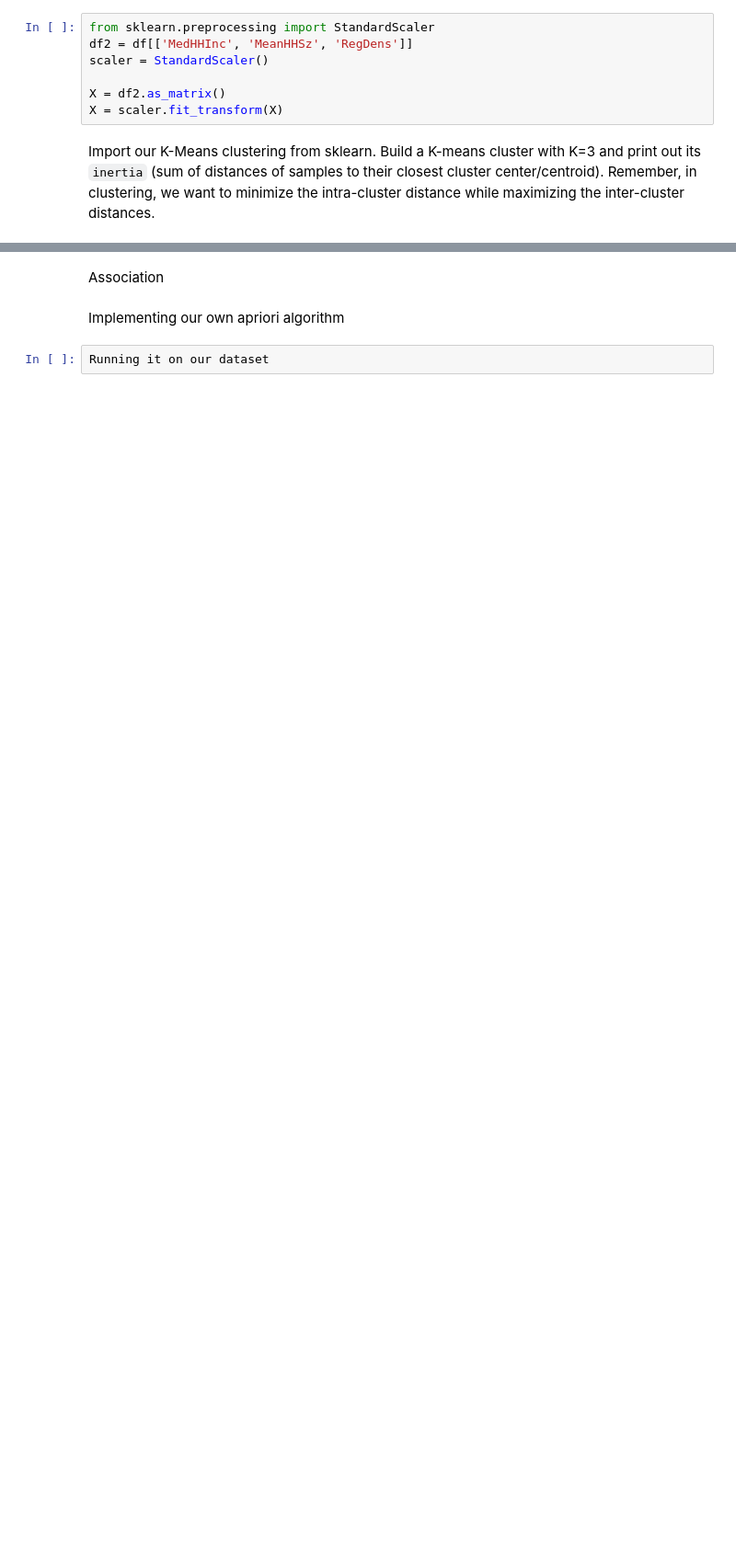
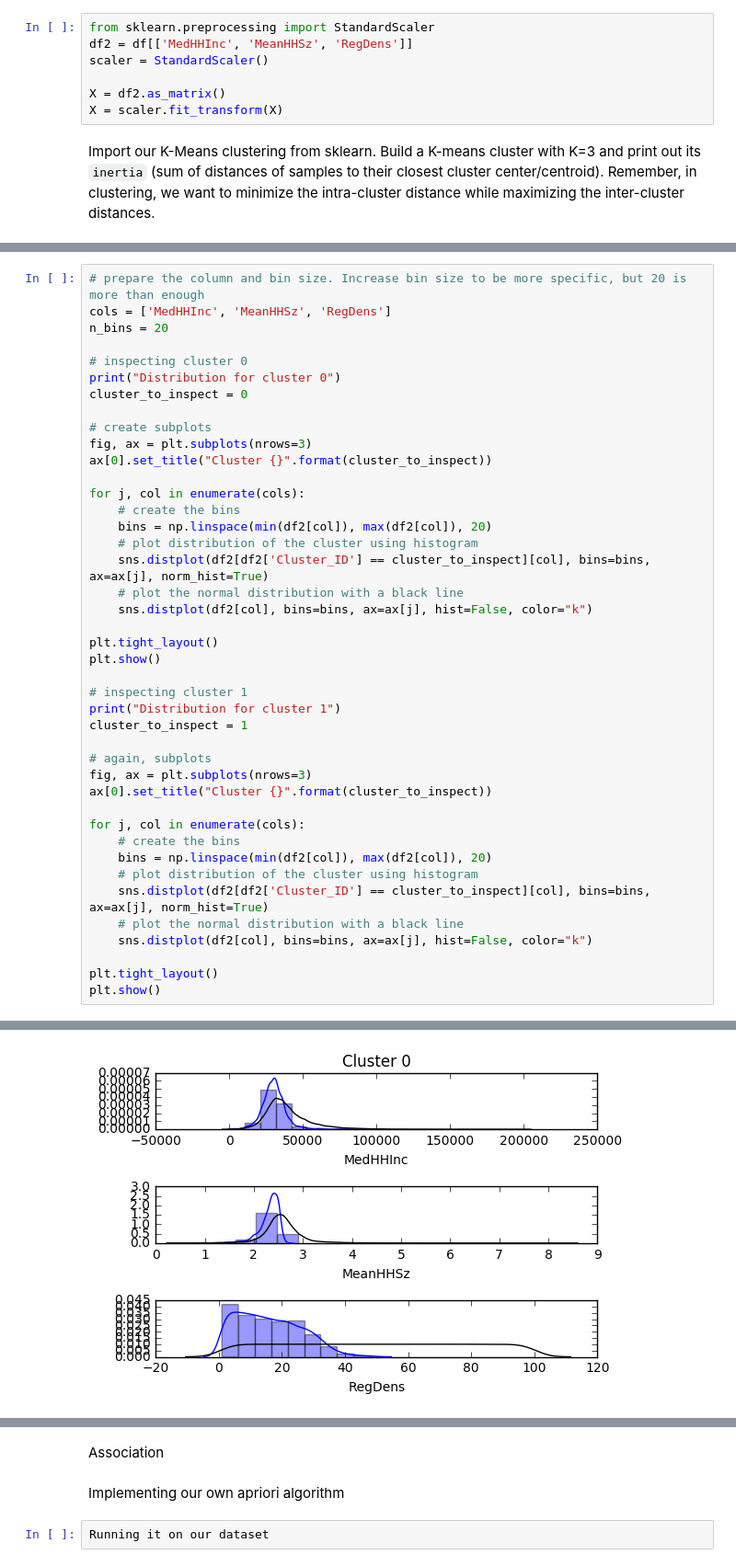
Before and after one commit to liehendi11/cab330tutorials, a Jupyter notebook: week6.ipynb, the cells around one changed output, grey strips where cells are left out. Shown at 92% size. Drawn from its saved outputs; the diff is of its cells as text; blank space fills up the shorter version.

```diff
--- a/week6.ipynb
+++ b/week6.ipynb
@@ -227,0 +239,43 @@ Visualisation
+# %%
+# prepare the column and bin size. Increase bin size to be more specific, but 20 is more than enough
+cols = ['MedHHInc', 'MeanHHSz', 'RegDens']
+n_bins = 20
+
+# inspecting cluster 0
+print("Distribution for cluster 0")
+cluster_to_inspect = 0
+
+# create subplots
+fig, ax = plt.subplots(nrows=3)
+ax[0].set_title("Cluster {}".format(cluster_to_inspect))
+
+for j, col in enumerate(cols):
+    # create the bins
+    bins = np.linspace(min(df2[col]), max(df2[col]), 20)
+    # plot distribution of the cluster using histogram
+    sns.distplot(df2[df2['Cluster_ID'] == cluster_to_inspect][col], bins=bins, ax=ax[j], norm_hist=True)
+    # plot the normal distribution with a black line
+    sns.distplot(df2[col], bins=bins, ax=ax[j], hist=False, color="k")
+
+plt.tight_layout()
+plt.show()
+
+# inspecting cluster 1
+print("Distribution for cluster 1")
+cluster_to_inspect = 1
+
+# again, subplots
+fig, ax = plt.subplots(nrows=3)
+ax[0].set_title("Cluster {}".format(cluster_to_inspect))
+
+for j, col in enumerate(cols):
+    # create the bins
+    bins = np.linspace(min(df2[col]), max(df2[col]), 20)
+    # plot distribution of the cluster using histogram
+    sns.distplot(df2[df2['Cluster_ID'] == cluster_to_inspect][col], bins=bins, ax=ax[j], norm_hist=True)
+    # plot the normal distribution with a black line
+    sns.distplot(df2[col], bins=bins, ax=ax[j], hist=False, color="k")
+
+plt.tight_layout()
+plt.show()
+# %% [output]
@@ -227,0 +283 @@ Visualisation
+[figure, added]
```
Also changed, not shown: parts of 21 cells of this notebook.
